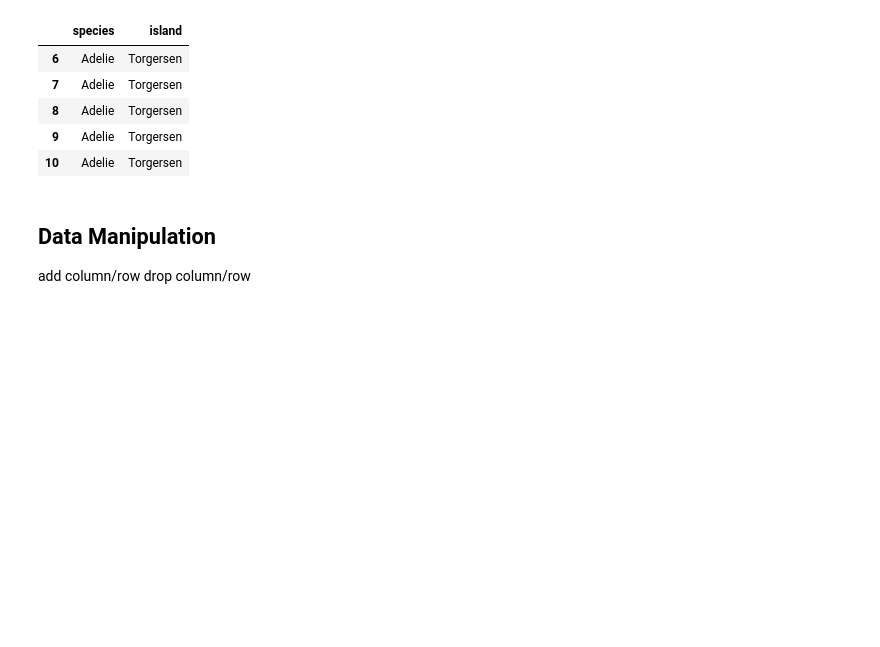
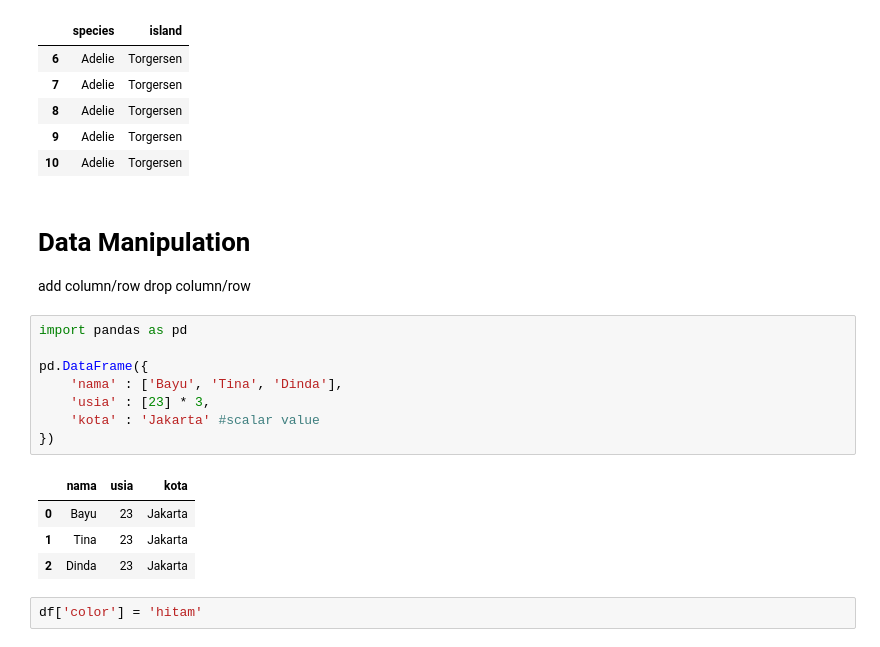
Before and after one commit to marlinps/dsml, a Jupyter notebook: Day1.ipynb, the cells around one changed output. Cells and saved outputs as stored; diff of their text form; blank space fills up the shorter version.

```diff
--- a/Day1.ipynb
+++ b/Day1.ipynb
@@ -395,6 +395,21 @@ df.loc[6:10, ['species', 'island']] # Filter rows from index 6 to 9 and columns
 | 9 | Adelie | Torgersen |
 | 10 | Adelie | Torgersen |
 # %% [markdown]
-## Data Manipulation
+# Data Manipulation
 add column/row
 drop column/row
+# %%
+import pandas as pd
+
+pd.DataFrame({
+    'nama' : ['Bayu', 'Tina', 'Dinda'],
+    'usia' : [23] * 3,
+    'kota' : 'Jakarta' #scalar value
+})
+# %% [output]
+|  | nama | usia | kota |
+| 0 | Bayu | 23 | Jakarta |
+| 1 | Tina | 23 | Jakarta |
+| 2 | Dinda | 23 | Jakarta |
+# %%
+df['color'] = 'hitam'
```
Also changed, not shown: parts of 5 cells of this notebook, 1 other file.
